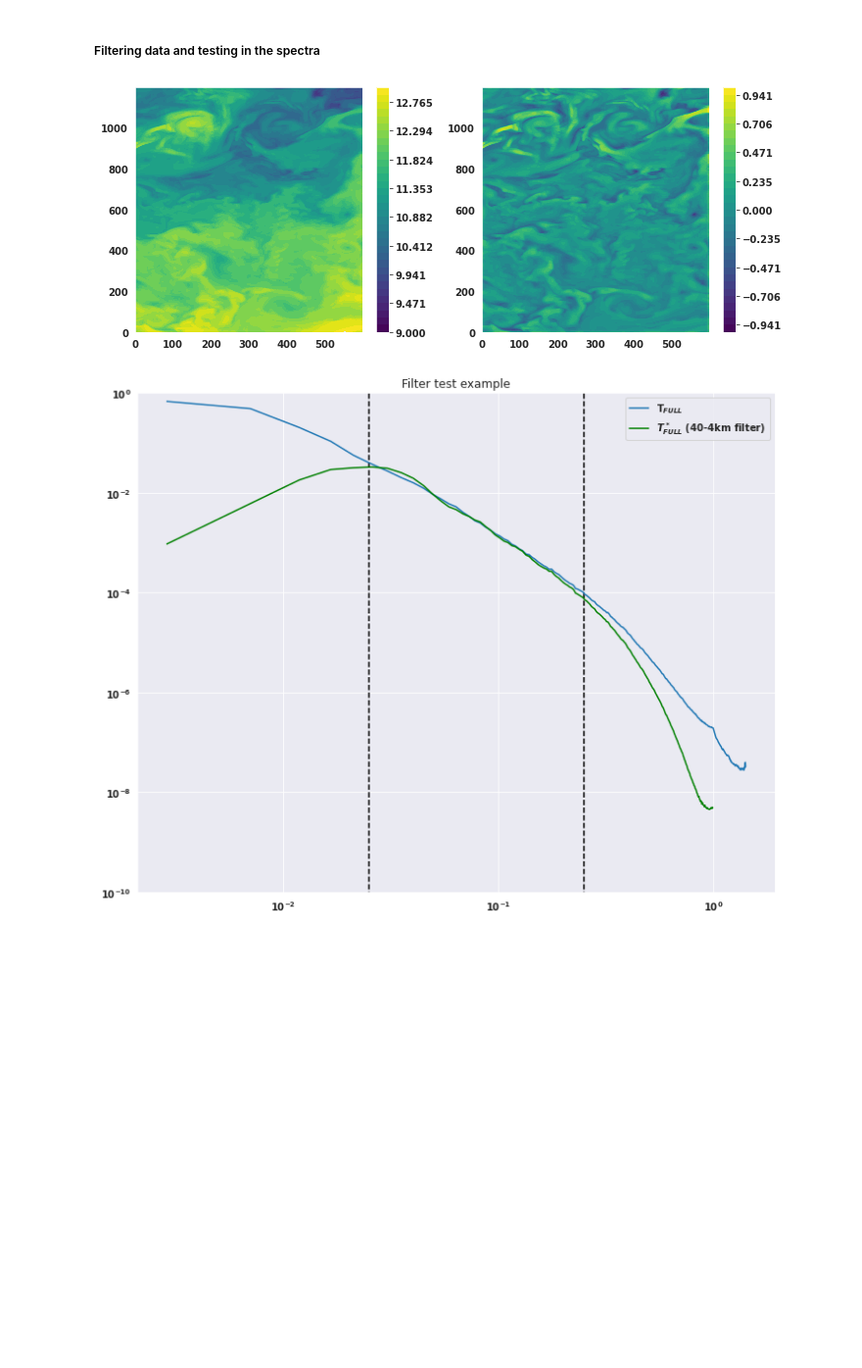
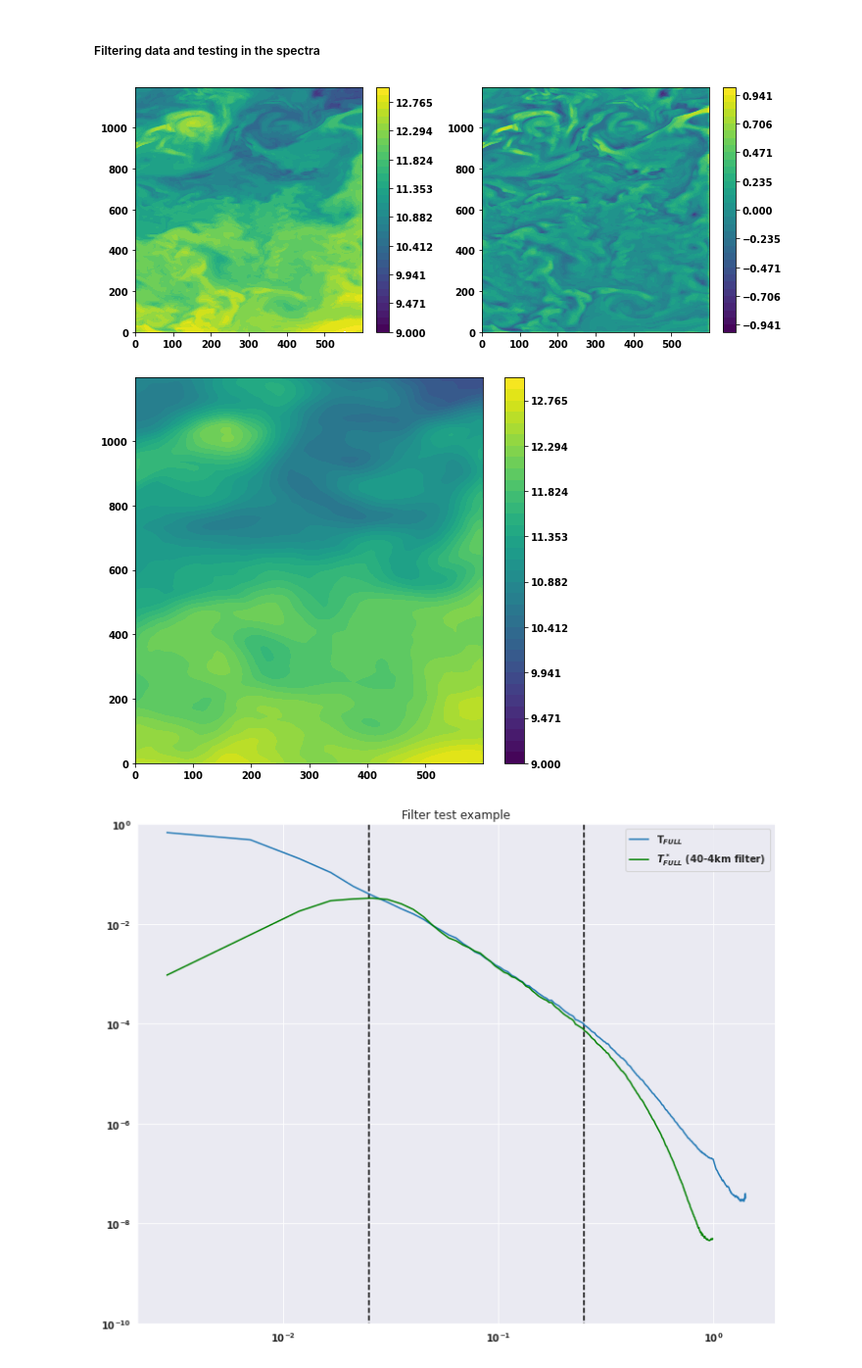
Before and after one commit to igoruchoa/FeedbackSubmeso, a Jupyter notebook: 2_CROCO/coupling_WRF+CROCO.ipynb, the cells around one changed output. Shown at 98% size. Saved outputs shown, nothing was run; the diff lists cells and outputs as text; code cells hidden in the pictures; blank space fills up the shorter version.

```diff
--- a/2_CROCO/coupling_WRF+CROCO.ipynb
+++ b/2_CROCO/coupling_WRF+CROCO.ipynb
@@ -120,6 +118,9 @@ timer=pd.DatetimeIndex(varf.time_counter.groupby("time_counter.dayofyear").mean(
 def tophat_bandpass_2d(data,lowcut=40,highcut=1):
     from scipy.signal import convolve2d
     BandFilt=data.copy()
+    LowFilt=data.copy()
+
+
 
     for idd in range(data.shape[0]):
         lowcut= int(np.round(lowcut))
@@ -137,6 +138,7 @@ def tophat_bandpass_2d(data,lowcut=40,highcut=1):
         # LowFilt[idd].data=lowfiltered
         # LowPrime=data[idd]-LowFilt
         lowprime=data[idd]-lowfiltered
+        LowFilt[idd]=lowfiltered
 
         highcut= int(np.round(highcut))
 
@@ -153,7 +155,7 @@ def tophat_bandpass_2d(data,lowcut=40,highcut=1):
         BandFilt[idd]=bandfiltered
 
 
-    return BandFilt
+    return BandFilt,LowFilt
 # %%
 # %%time
 # radius= 40
@@ -234,26 +236,35 @@ dec=10
 
 
 
-tf_band=tophat_bandpass_2d(tf[::dec],lowcut=45,highcut=1)
+tf_band,tf_low=tophat_bandpass_2d(tf[::dec],lowcut=45,highcut=1)
 # tt_band=tophat_bandpass_2d(tt[::dec],lowcut=45,highcut=1)
 
-hf_band=tophat_bandpass_2d(hf[::dec],lowcut=45,highcut=1)
+hf_band,hf_low=tophat_bandpass_2d(hf[::dec],lowcut=45,highcut=1)
 # ht_band=tophat_bandpass_2d(ht[::dec],lowcut=45,highcut=1)
 # %%
+xlim=40
+
+
 plt.figure(figsize=(10,4))
 plt.subplot(1,2,1)
 plt.contourf(tf[0,xlim:-xlim,xlim:-xlim],cmap='viridis',levels=np.linspace(9,13,35))
 plt.colorbar()
 
 
 plt.subplot(1,2,2)
 plt.contourf(tf_band[0,xlim:-xlim,xlim:-xlim],cmap='viridis',levels=np.linspace(-1,1,35))
 plt.colorbar()
 
 plt.tight_layout()
-plt.savefig('/homes/metogra/iufarias/Documents/figures/2_CROCO/CROCO_surface/regressions/maps_filter_test_tophat.png')
+# plt.savefig('/homes/metogra/iufarias/Documents/figures/2_CROCO/CROCO_surface/regressions/maps_filter_test_tophat.png')
+
+plt.figure(figsize=(7,6))
+plt.contourf(tf_low[0,xlim:-xlim,xlim:-xlim],cmap='viridis',levels=np.linspace(9,13,35))
+plt.colorbar()
+plt.tight_layout()
 # %% [output]
-[figure, old version]
+[figure, new version]
+[figure, added]
 # %%
 xlim=40
 asp=xrft.isotropic_power_spectrum(tf[::dec,xlim:-xlim,xlim:-xlim].drop(['nav_lat_rho', 'nav_lon_rho']),dim=['x_rho','y_rho'],nfactor=2,dimtruncate='True',detrend='linear', window=True)
```
Also changed, not shown: parts of 16 cells of this notebook, 4 other files.
